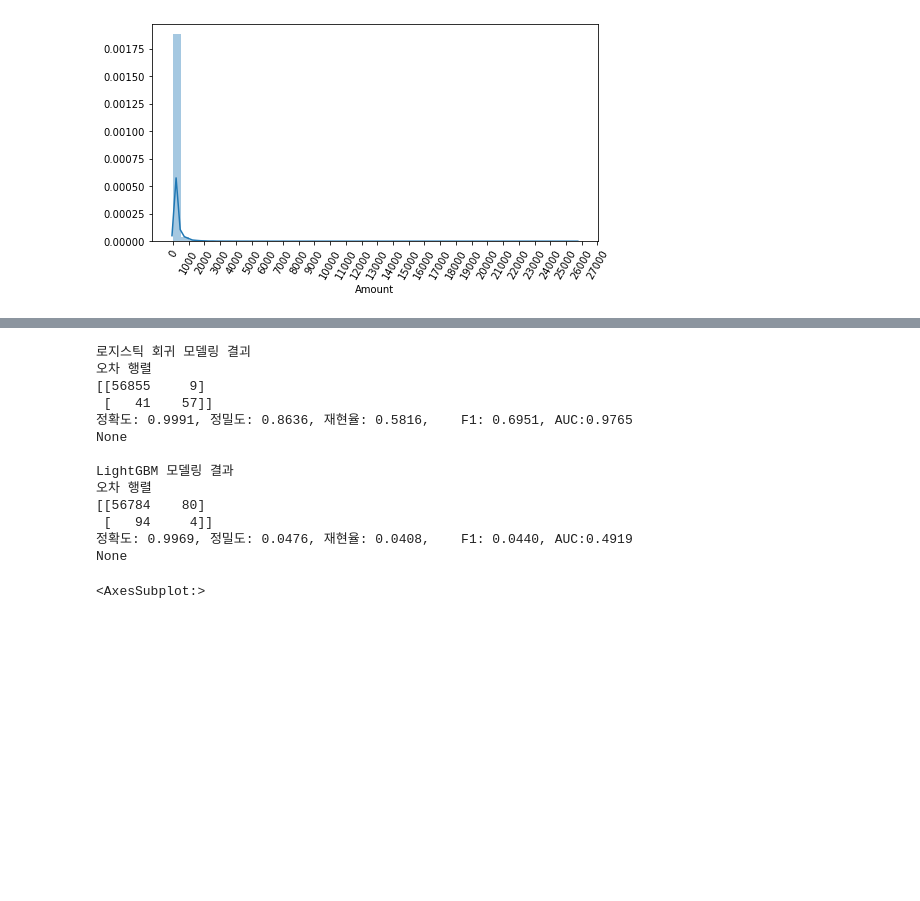
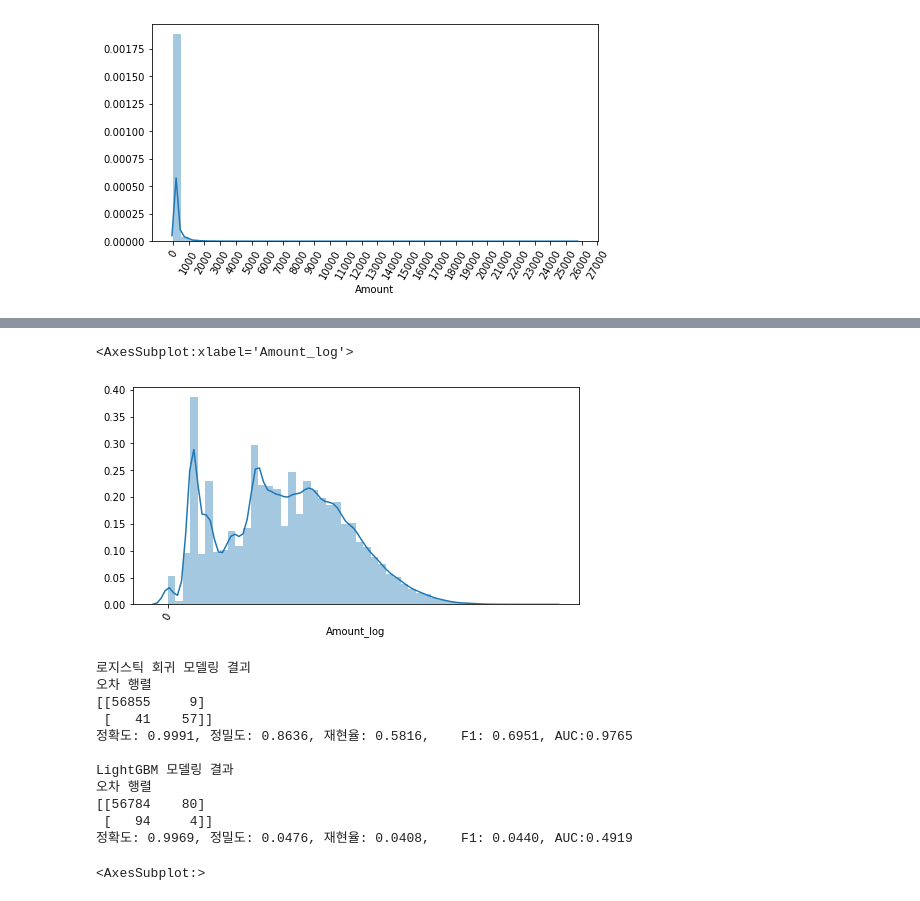
Before and after one commit to young-hun-jo/TIL, a Jupyter notebook: machine_learning/classification/feature_engineering_hands-on.ipynb, the cells around one changed output, grey strips where cells are left out. Cells and saved outputs as stored; diff of their text form; code cells hidden in the pictures; blank space fills up the shorter version.

```diff
--- a/machine_learning/classification/feature_engineering_hands-on.ipynb
+++ b/machine_learning/classification/feature_engineering_hands-on.ipynb
@@ -185,6 +182,17 @@ def get_preprocessed_df(df):
     df_copy.insert(0, 'Amount_log', amount_n)
     df_copy.drop(['Time', 'Amount'], axis=1, inplace=True)
     return df_copy
+# %%
+card_df = get_preprocessed_df(card_df)
+
+import seaborn as sns
+import matplotlib.pyplot as plt
+plt.figure(figsize=(8,4))
+plt.xticks(range(0, 30000, 1000), rotation=60)
+sns.distplot(card_df['Amount_log'])
+# %% [output]
+<AxesSubplot:xlabel='Amount_log'>
+[figure, added]
 # %%
 x_train, x_test, y_train, y_test = split_train_test(card_df)
 # %%
@@ -201,14 +209,12 @@ train_model(lgbm_clf, x_train, x_test, y_train, y_test)
 [[56855     9]
  [   41    57]]
 정확도: 0.9991, 정밀도: 0.8636, 재현율: 0.5816,    F1: 0.6951, AUC:0.9765
-None
 
 LightGBM 모델링 결과
 오차 행렬
 [[56784    80]
  [   94     4]]
 정확도: 0.9969, 정밀도: 0.0476, 재현율: 0.0408,    F1: 0.0440, AUC:0.4919
-None
 # %%
 # 이상치 제거후 모델 학습 평가해보기
 # 우선 class와 상관관계가 높은 변수를 기준으로 이상치를 제거하자
```
Also changed, not shown: parts of 5 cells of this notebook, 2 other files.
